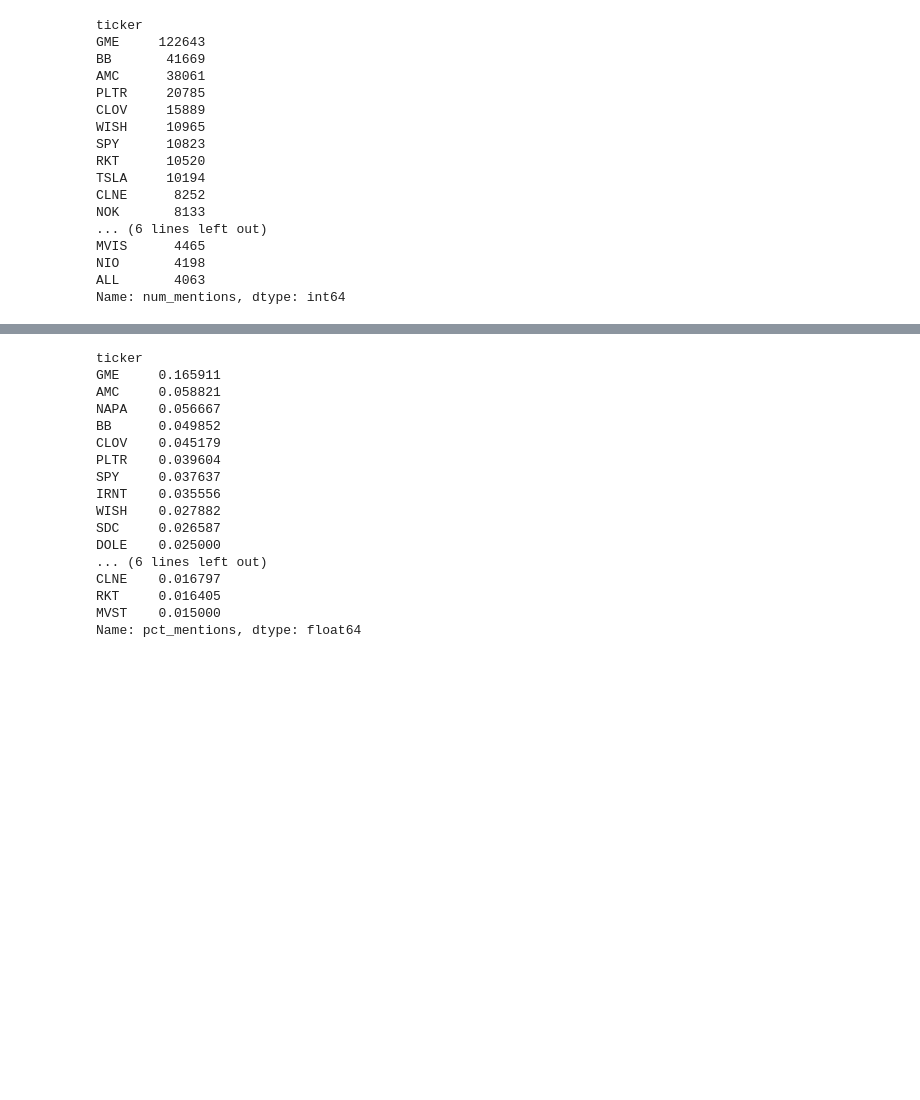
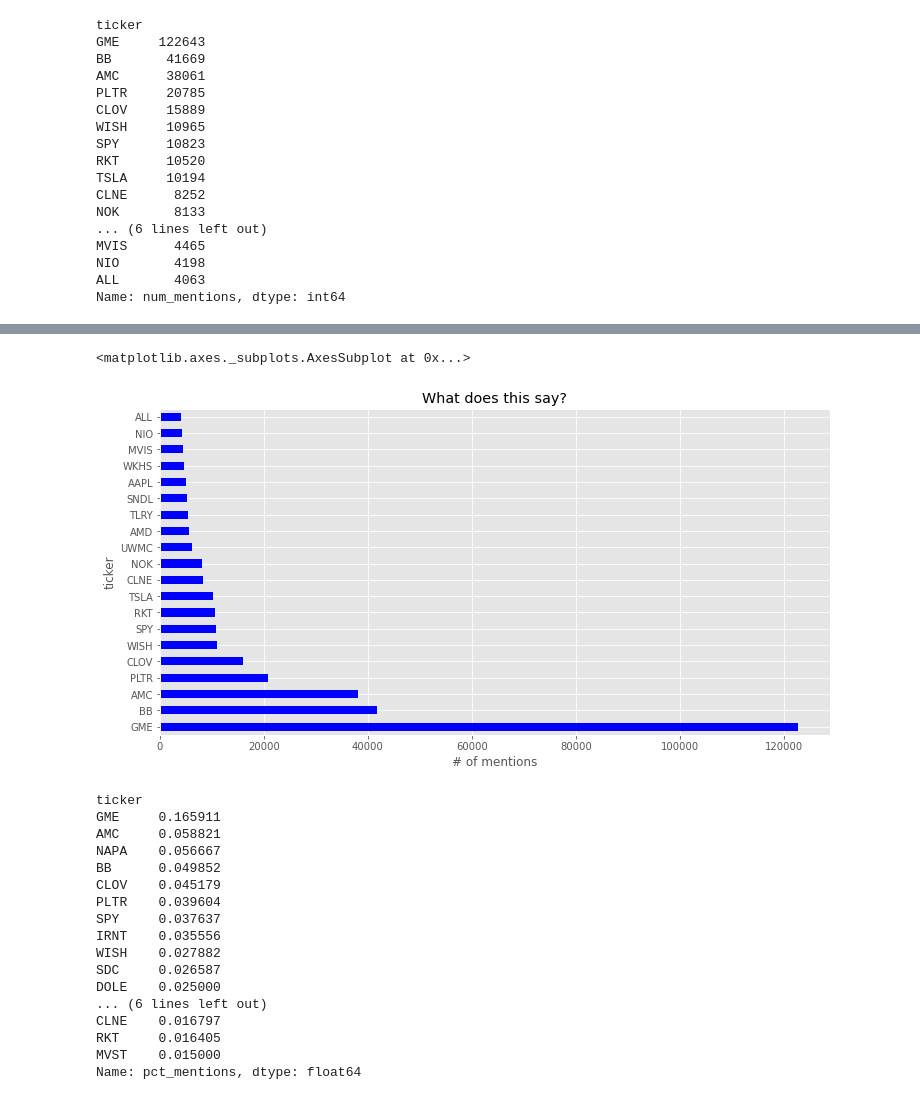
Before and after one commit to djhang99/Web-Scraping-Project-1-, a Jupyter notebook: WSB Analysis.ipynb, the cells around one changed output, grey strips where cells are left out. Saved outputs shown, nothing was run; the diff lists cells and outputs as text; code cells hidden in the pictures; blank space fills up the shorter version.

```diff
--- a/WSB Analysis.ipynb
+++ b/WSB Analysis.ipynb
@@ -33,3 +42,12 @@ Name: num_mentions, dtype: int64
+# %%
+# making a chart off of num_mentions (above)
+plt.figure(figsize = (12,6))
+plt.title("What does this say?")
+plt.xlabel('# of mentions')
+df_num_mentions.head(20).plot(kind = 'barh', color = 'b')
+# %% [output]
+<matplotlib.axes._subplots.AxesSubplot at 0x...>
+[figure, added]
 # %%
 #sort by pct_mentions rolled up into ticker
 df_pct_mentions = df.sort_values(["pct_mentions","ticker"],ascending=False).groupby("ticker")
```
Also changed, not shown: parts of 7 cells of this notebook, 2 other files.
